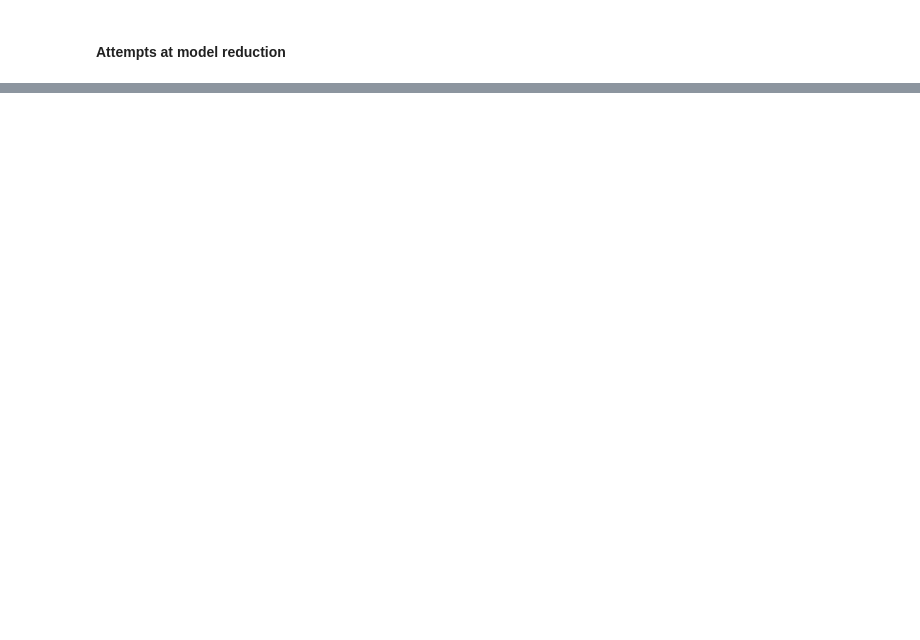
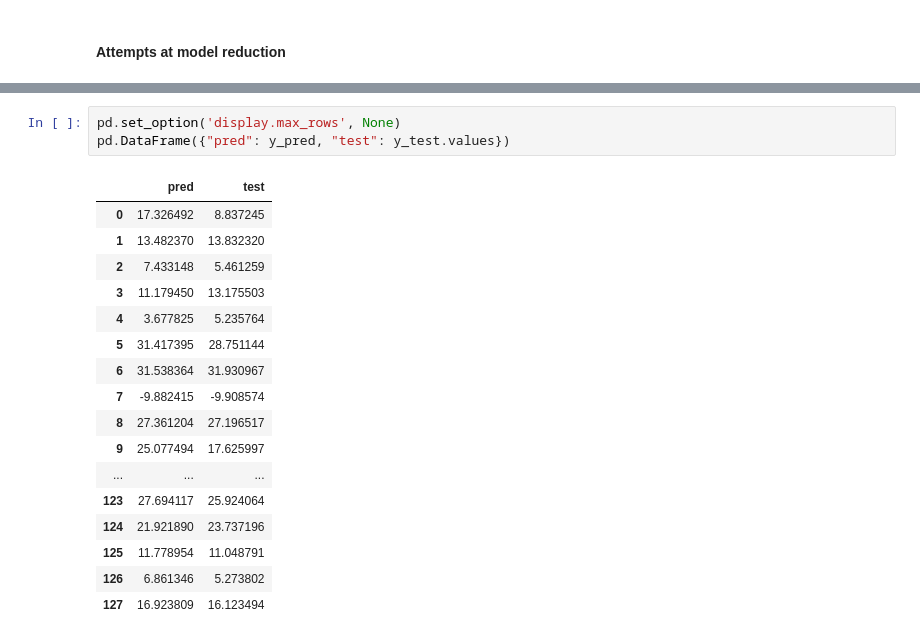
Before and after one commit to NielsBongers/openfoam-airfoil-optimization, a Jupyter notebook: analysis.ipynb, the cells around one changed output, grey strips where cells are left out. Drawn from its saved outputs; the diff is of its cells as text; blank space fills up the shorter version.

```diff
--- a/analysis.ipynb
+++ b/analysis.ipynb
@@ -137,0 +155,21 @@ Mean Percentage Error (Dummy): 69.99%
+# %%
+pd.set_option('display.max_rows', None)
+pd.DataFrame({"pred": y_pred, "test": y_test.values})
+# %% [output]
+|  | pred | test |
+| 0 | 17.326492 | 8.837245 |
+| 1 | 13.482370 | 13.832320 |
+| 2 | 7.433148 | 5.461259 |
+| 3 | 11.179450 | 13.175503 |
+| 4 | 3.677825 | 5.235764 |
+| 5 | 31.417395 | 28.751144 |
+| 6 | 31.538364 | 31.930967 |
+| 7 | -9.882415 | -9.908574 |
+| 8 | 27.361204 | 27.196517 |
+| 9 | 25.077494 | 17.625997 |
+| ... | ... | ... |
+| 123 | 27.694117 | 25.924064 |
+| 124 | 21.921890 | 23.737196 |
+| 125 | 11.778954 | 11.048791 |
+| 126 | 6.861346 | 5.273802 |
+| 127 | 16.923809 | 16.123494 |
```
Also changed, not shown: parts of 3 cells of this notebook, 2 other files.
